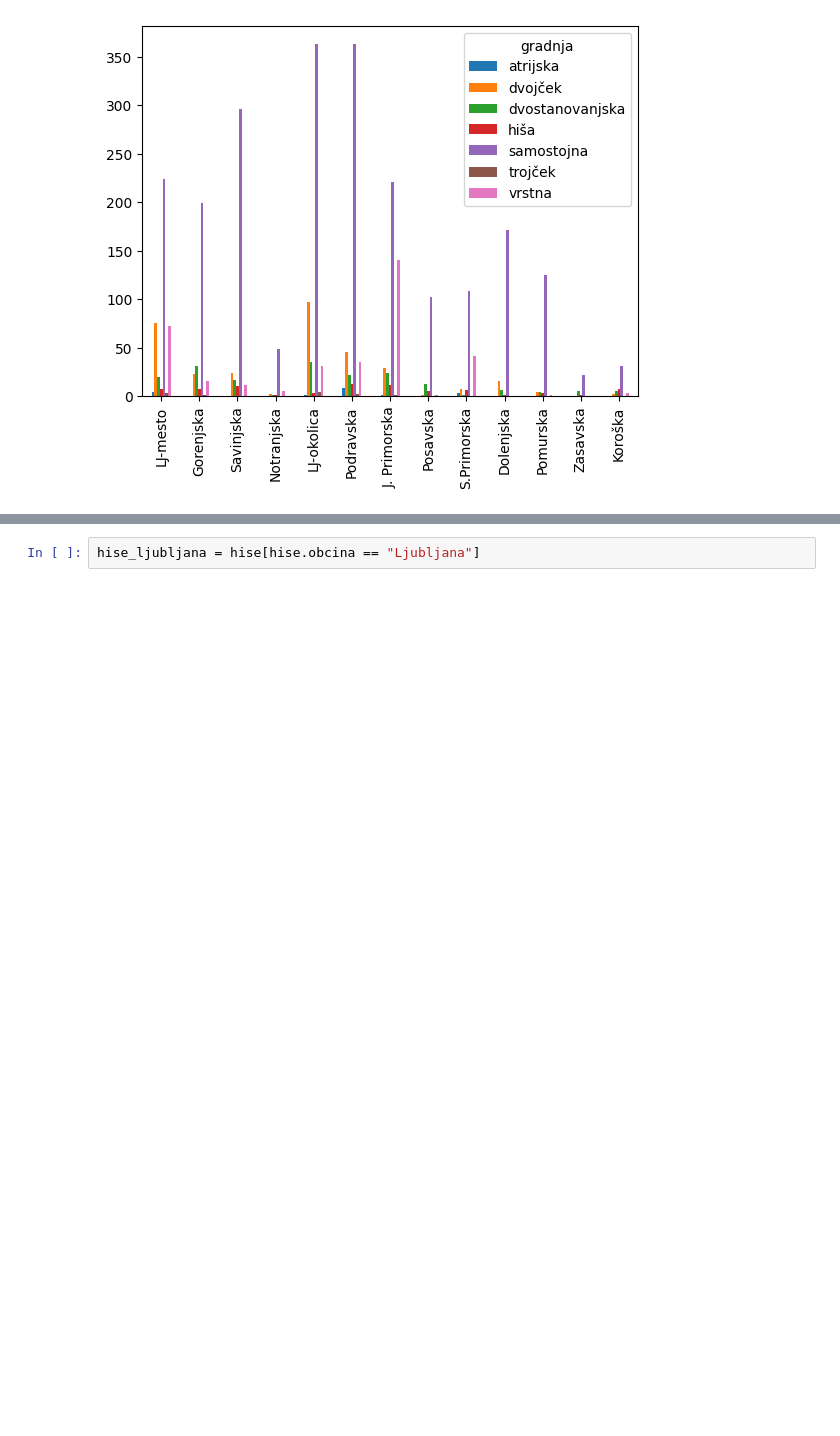
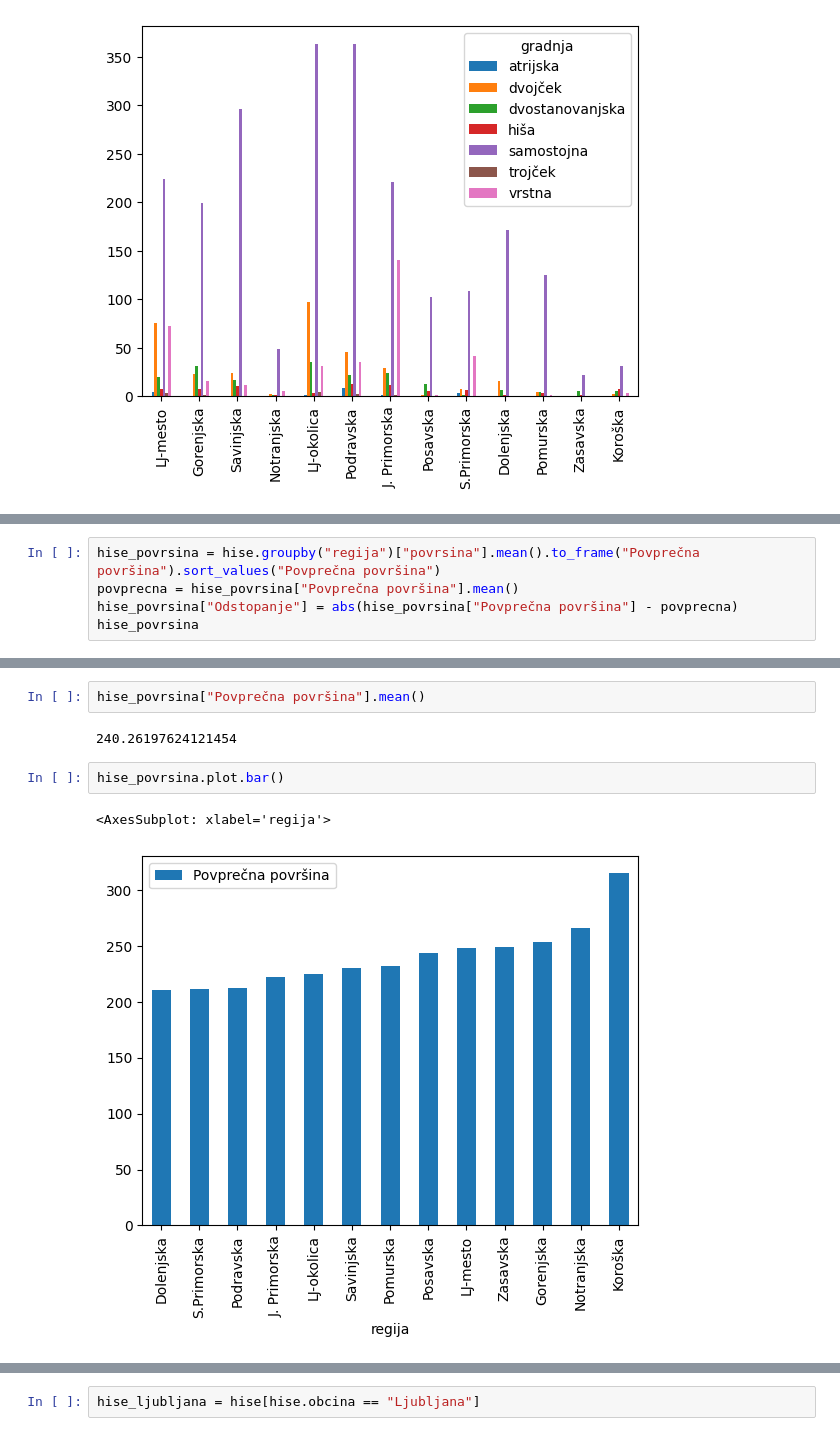
Before and after one commit to lanaramsak/Projektna-naloga-iz-analize-podatkov, a Jupyter notebook: analiza.ipynb, the cells around one changed output, grey strips where cells are left out. Saved outputs shown, nothing was run; the diff lists cells and outputs as text; blank space fills up the shorter version.

```diff
--- a/analiza.ipynb
+++ b/analiza.ipynb
@@ -147,0 +160,5 @@ df.plot.bar()
+# %%
+hise_povrsina = hise.groupby("regija")["povrsina"].mean().to_frame("Povprečna površina").sort_values("Povprečna površina")
+povprecna = hise_povrsina["Povprečna površina"].mean()
+hise_povrsina["Odstopanje"] = abs(hise_povrsina["Povprečna površina"] - povprecna)
+hise_povrsina
@@ -147,0 +181,9 @@ df.plot.bar()
+# %%
+hise_povrsina["Povprečna površina"].mean()
+# %% [output]
+240.26197624121454
+# %%
+hise_povrsina.plot.bar()
+# %% [output]
+<AxesSubplot: xlabel='regija'>
+[figure, added]
```
Also changed, not shown: parts of 24 cells of this notebook.
